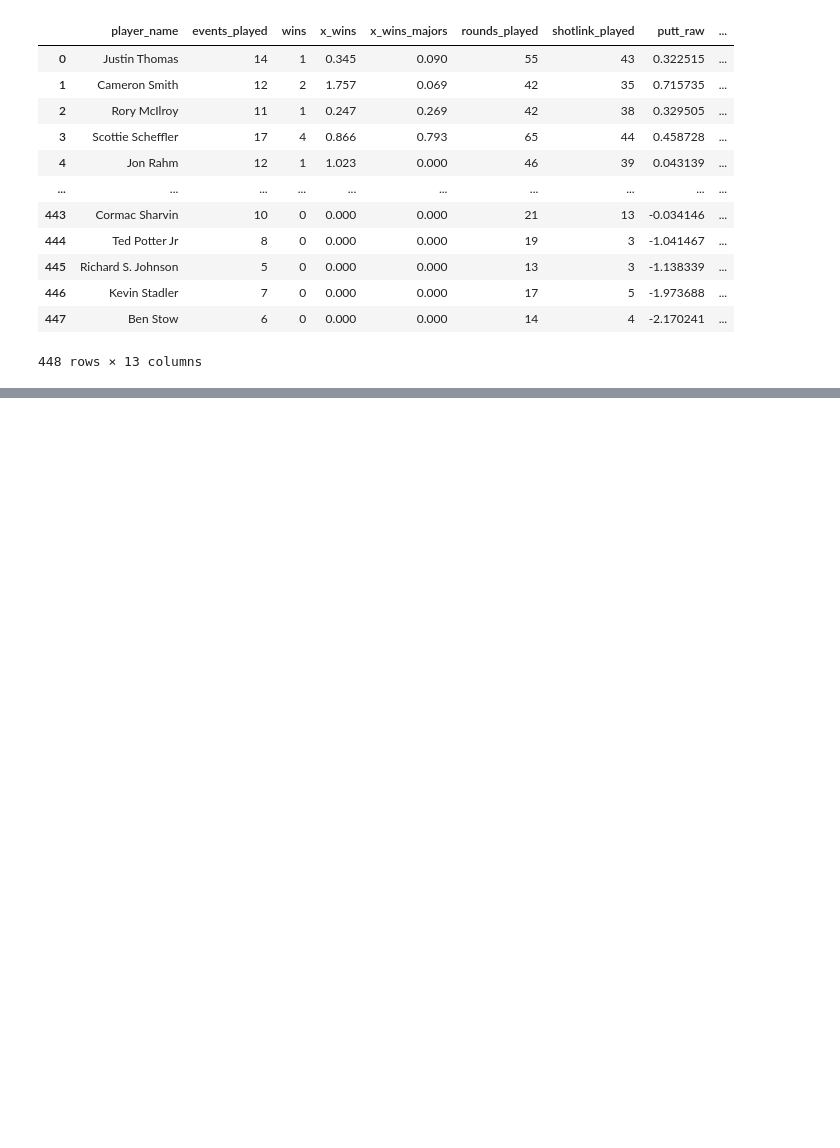
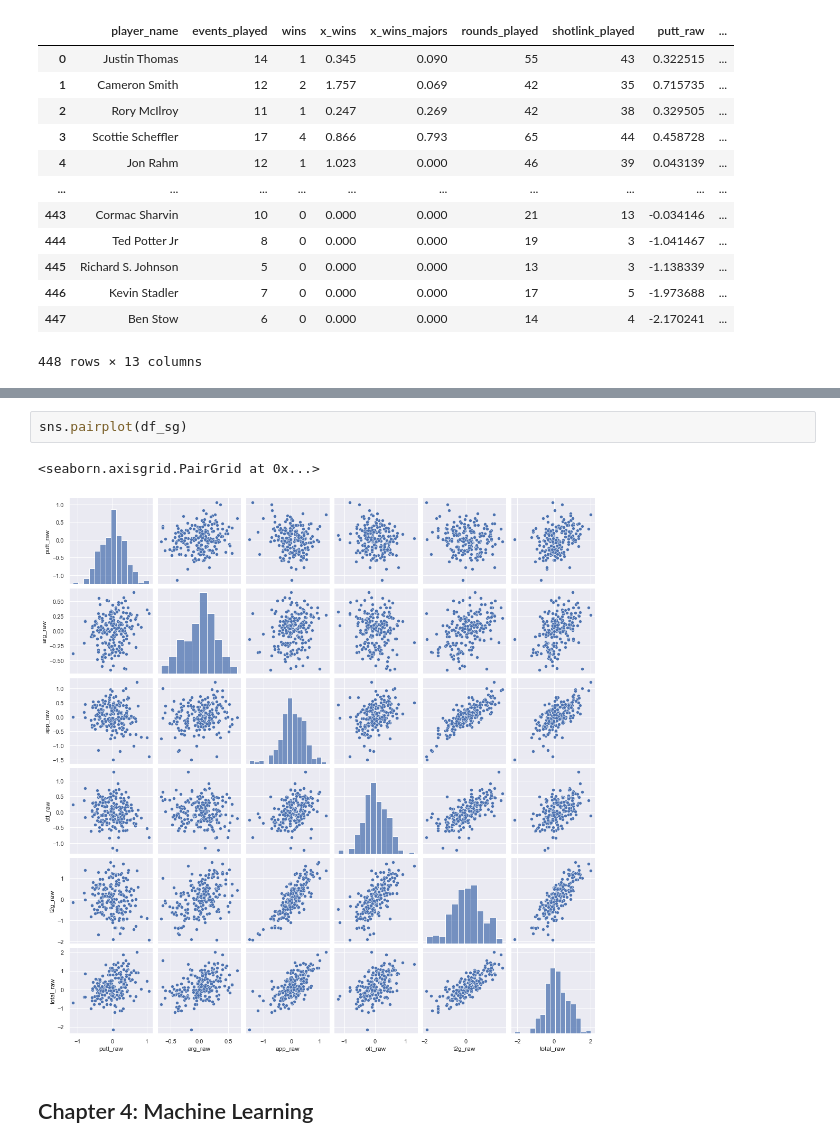
Before and after one commit to eimhincullen/UCDAPA_eimhincullen, a Jupyter notebook: UCDProjectV1.ipynb, the cells around one changed output, grey strips where cells are left out. Saved outputs shown, nothing was run; the diff lists cells and outputs as text; blank space fills up the shorter version.

```diff
--- a/UCDProjectV1.ipynb
+++ b/UCDProjectV1.ipynb
@@ -176,0 +224,7 @@ df=df.sort_values(by=['Fedex Ranking'])
+# %%
+sns.pairplot(df_sg)
+# %% [output]
+<seaborn.axisgrid.PairGrid at 0x...>
+[figure, added]
+# %% [markdown]
+## Chapter 4: Machine Learning
```
Also changed, not shown: parts of 20 cells of this notebook.
